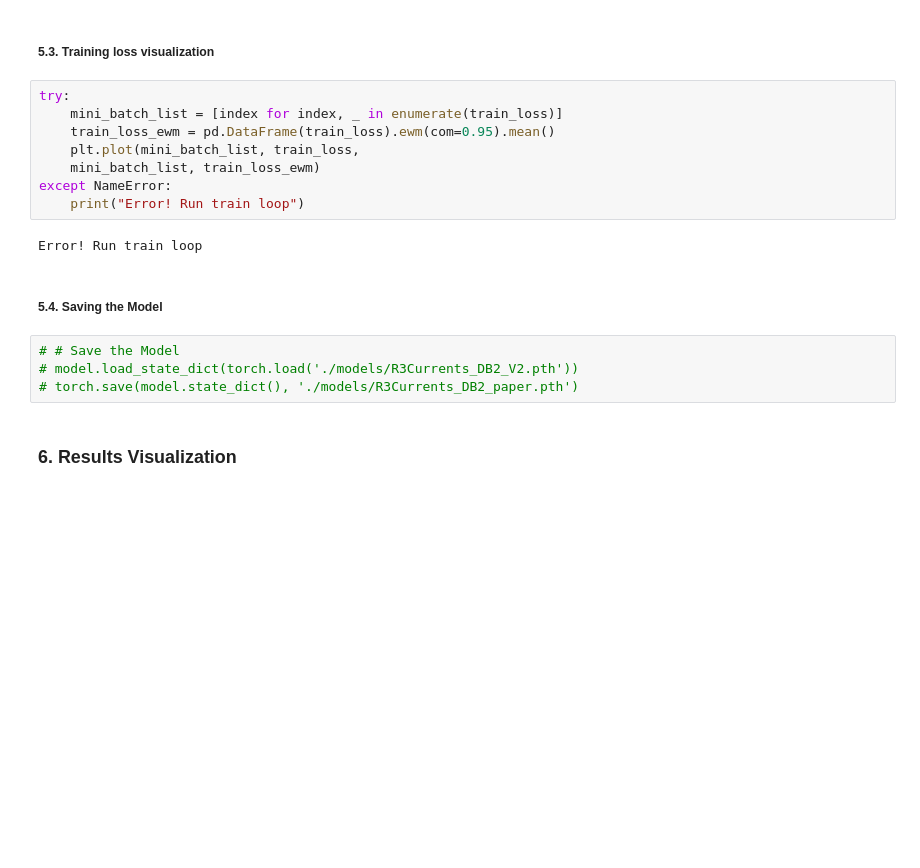
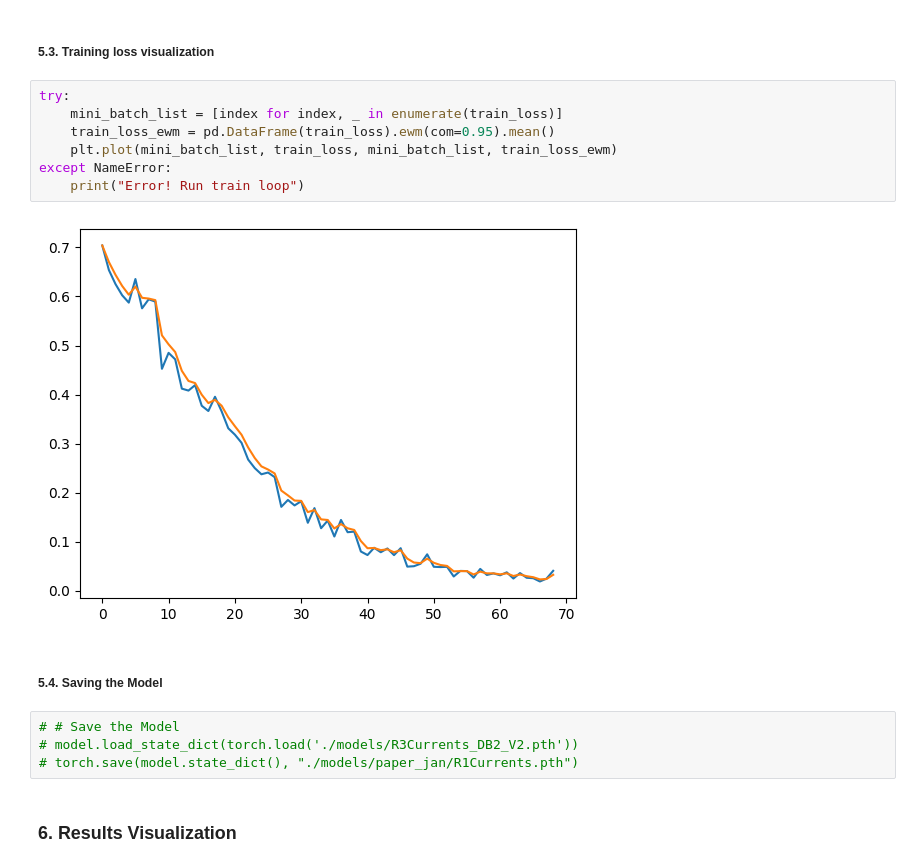
Before and after one commit to alvarohc777/pyTorch, a Jupyter notebook: Formulacion_1_DB2.ipynb, the cells around one changed output. Saved outputs shown, nothing was run; the diff lists cells and outputs as text; blank space fills up the shorter version.

```diff
--- a/Formulacion_1_DB2.ipynb
+++ b/Formulacion_1_DB2.ipynb
@@ -439,19 +573,18 @@ tensor([[306,  16, 316, 207, 513]])
 # %%
 try:
     mini_batch_list = [index for index, _ in enumerate(train_loss)]
     train_loss_ewm = pd.DataFrame(train_loss).ewm(com=0.95).mean()
-    plt.plot(mini_batch_list, train_loss,
-    mini_batch_list, train_loss_ewm)
+    plt.plot(mini_batch_list, train_loss, mini_batch_list, train_loss_ewm)
 except NameError:
     print("Error! Run train loop")
 # %% [output]
-Error! Run train loop
+[figure, added]
 # %% [markdown]
 ##### 5.4. Saving the Model
 # %%
 # # Save the Model
 # model.load_state_dict(torch.load('./models/R3Currents_DB2_V2.pth'))
-# torch.save(model.state_dict(), './models/R3Currents_DB2_paper.pth')
+# torch.save(model.state_dict(), "./models/paper_jan/R1Currents.pth")
 # %% [markdown]
 ### 6. Results Visualization
 # %% [markdown]
```
Also changed, not shown: parts of 18 cells of this notebook, 1 other file.
